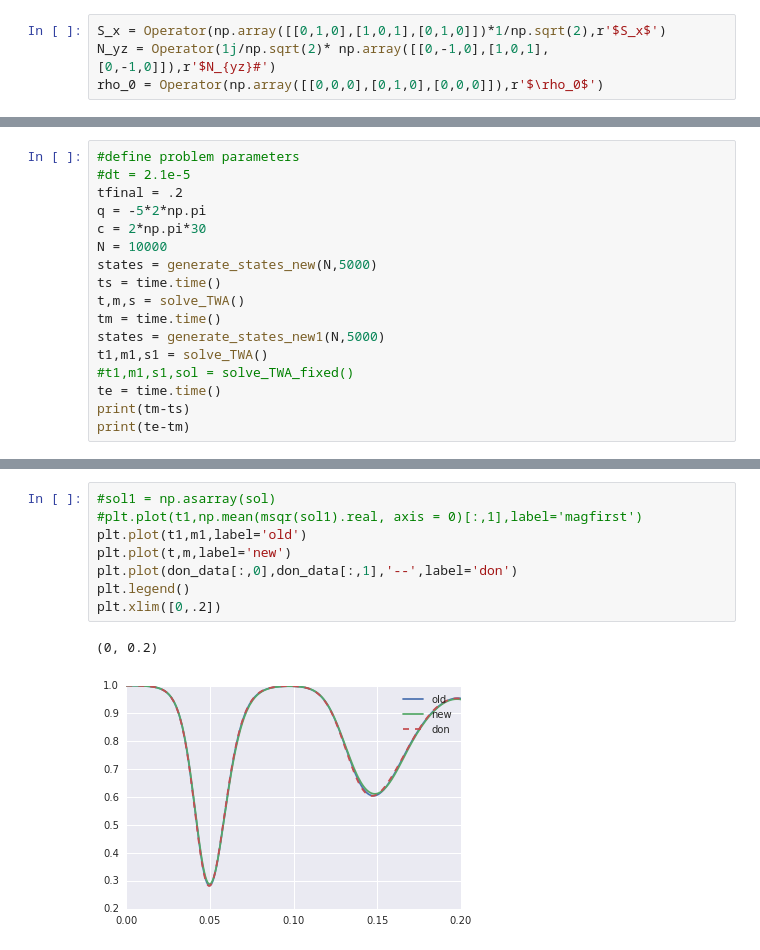
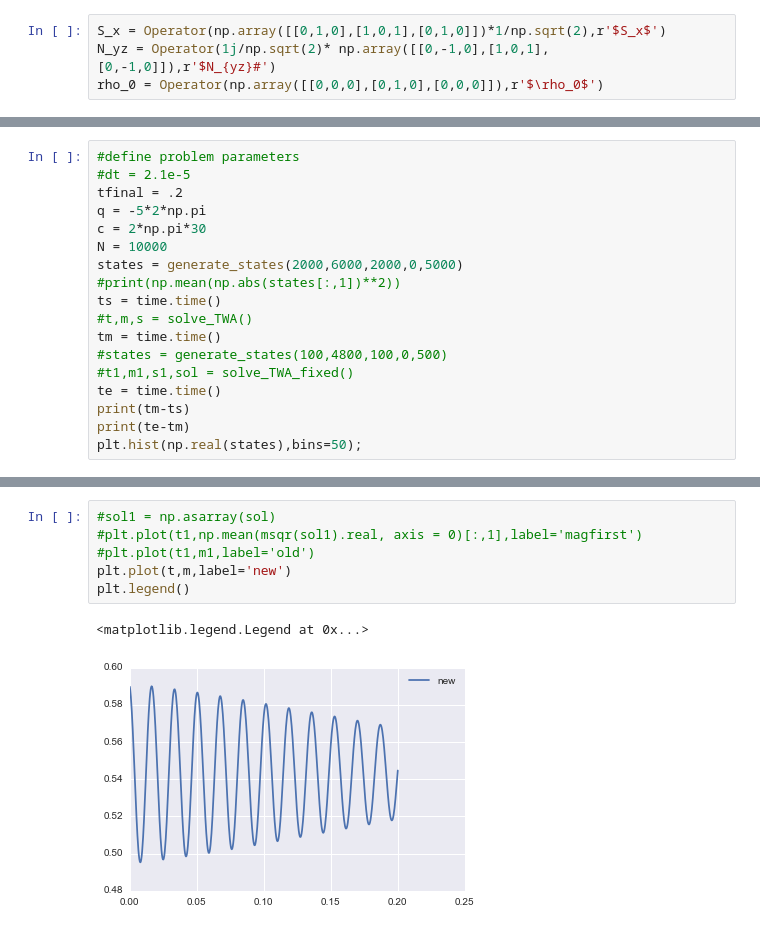
Before and after one commit to ZachGlassman/MySpinorSim, a Jupyter notebook: MeanField/SMA Spinor Oscillations.ipynb, the cells around one changed output, grey strips where cells are left out. Cells and saved outputs as stored; diff of their text form.

```diff
--- a/MeanField/SMA Spinor Oscillations.ipynb
+++ b/MeanField/SMA Spinor Oscillations.ipynb
@@ -268,14 +217,15 @@ tfinal = .2
 q = -5*2*np.pi
 c = 2*np.pi*30
 N = 10000
-states = generate_states_new(N,5000)
+states = generate_states(2000,6000,2000,0,5000)
+#print(np.mean(np.abs(states[:,1])**2))
 ts = time.time()
-t,m,s = solve_TWA()
+#t,m,s = solve_TWA()
 tm = time.time()
-states = generate_states_new1(N,5000)
-t1,m1,s1 = solve_TWA()
+#states = generate_states(100,4800,100,0,500)
 #t1,m1,s1,sol = solve_TWA_fixed()
 te = time.time()
 print(tm-ts)
 print(te-tm)
+plt.hist(np.real(states),bins=50);
 # %% [output]
@@ -284,11 +237,9 @@ print(te-tm)
 # %%
 #sol1 = np.asarray(sol)
 #plt.plot(t1,np.mean(msqr(sol1).real, axis = 0)[:,1],label='magfirst')
-plt.plot(t1,m1,label='old')
+#plt.plot(t1,m1,label='old')
 plt.plot(t,m,label='new')
-plt.plot(don_data[:,0],don_data[:,1],'--',label='don')
 plt.legend()
-plt.xlim([0,.2])
 # %% [output]
-(0, 0.2)
+<matplotlib.legend.Legend at 0x...>
-[figure, old version]
+[figure, new version]
```
Also changed, not shown: parts of 11 cells of this notebook, 4 other files.
